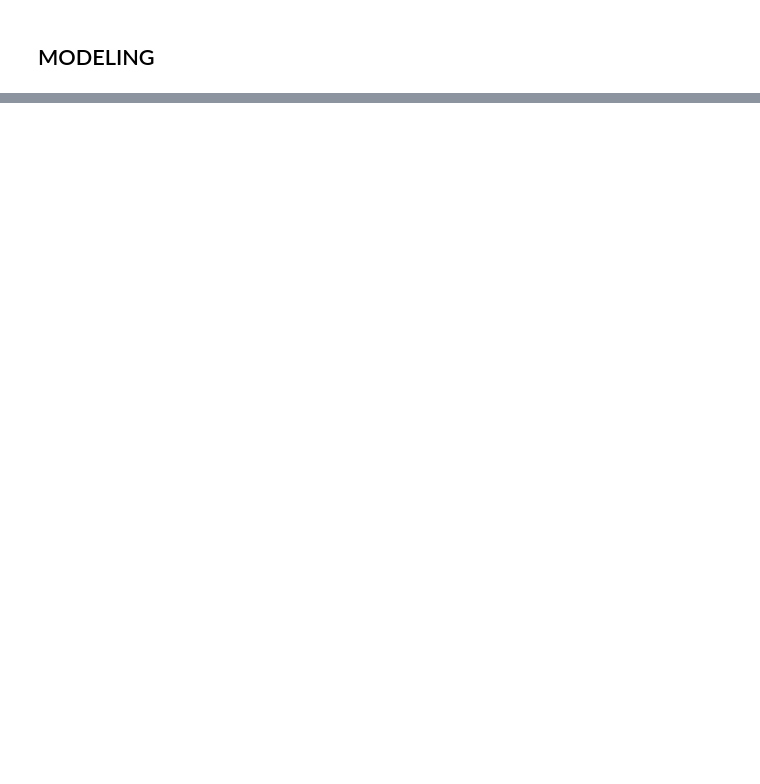
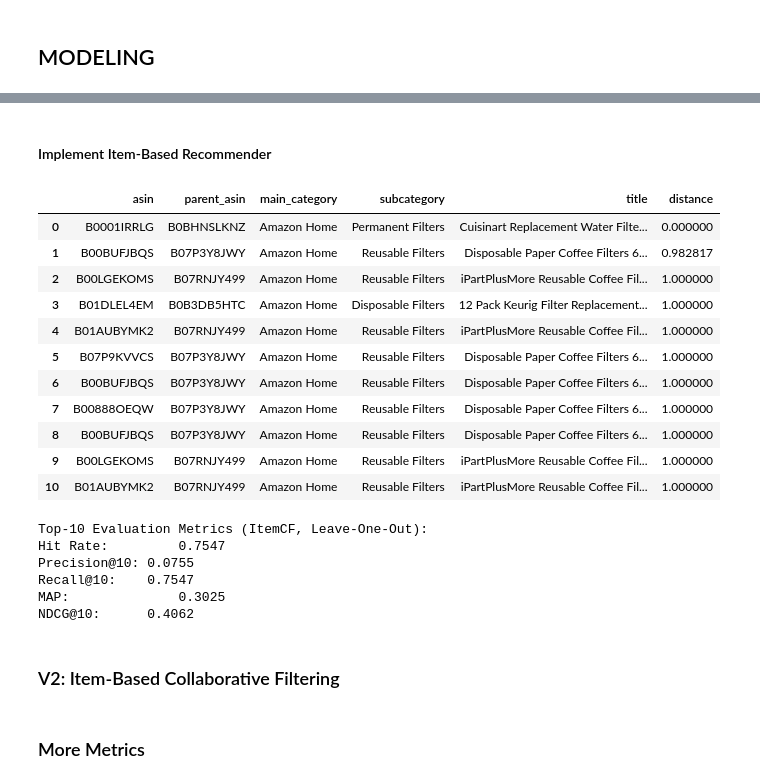
Before and after one commit to ds-edu/capstone-recsys, a Jupyter notebook: recsys_ecomm/notebooks/recsys.ipynb, the cells around one changed output, grey strips where cells are left out. Cells and saved outputs as stored; diff of their text form; code cells hidden in the pictures; blank space fills up the shorter version.

```diff
--- a/recsys_ecomm/notebooks/recsys.ipynb
+++ b/recsys_ecomm/notebooks/recsys.ipynb
@@ -1277,3 +1040,3 @@ SMBO Best Parameters: {'algorithm': 'brute', 'metric': 'cosine', 'n_neighbors':
 # %%
-item = 'B000DLB2FI'  # Example item
+item_id = 'B000DLB2FI'  # Example item
 k =10 # Number of recommendations
@@ -1330,0 +1213,60 @@ df_topk
+# %% [markdown]
+#### Implement Item-Based Recommender
+# %%
+ibcf = CollaborativeFiltering(df, mode='item', top_k=k, rel_threshold=4, random_seed=random_seed)
+# %%
+train_df, test_df = ibcf.leave_one_out_split()
+# %%
+# Check if item_id in train_df
+
+# train_df = train_df.reset_index(drop=True)
+if item_id not in train_df['asin'].values:
+    print(f"Item {item_id} not found in training data.")
+
+#Get Top K recommendations for the item_id
+topk_prods = ibcf.recommend_topk(item_id, n_neighbors=k)
+
+similar_recos = []
+for idx, dist in topk_prods:
+    similar_recos.append({
+        'asin': train_df['asin'].iloc[idx],
+        'parent_asin': train_df['parent_asin'].iloc[idx],
+        'main_category': train_df['main_category'].iloc[idx],
+        'subcategory': train_df['subcategory'].iloc[idx],
+        # 'maker': train_df['maker'].iloc[idx],
+        'title': train_df['title'].iloc[idx],
+        'distance': dist
+    })
+
+# Convert to DataFrame
+df_similar_recos = pd.DataFrame(similar_recos)
+# %%
+
+# Display the top k similar products
+df_similar_recos[1:]
+# %% [output]
+|  | asin | parent_asin | main_category | subcategory | title | distance |
+| 0 | B0001IRRLG | B0BHNSLKNZ | Amazon Home | Permanent Filters | Cuisinart Replacement Water Filte... | 0.000000 |
+| 1 | B00BUFJBQS | B07P3Y8JWY | Amazon Home | Reusable Filters | Disposable Paper Coffee Filters 6... | 0.982817 |
+| 2 | B00LGEKOMS | B07RNJY499 | Amazon Home | Reusable Filters | iPartPlusMore Reusable Coffee Fil... | 1.000000 |
+| 3 | B01DLEL4EM | B0B3DB5HTC | Amazon Home | Disposable Filters | 12 Pack Keurig Filter Replacement... | 1.000000 |
+| 4 | B01AUBYMK2 | B07RNJY499 | Amazon Home | Reusable Filters | iPartPlusMore Reusable Coffee Fil... | 1.000000 |
+| 5 | B07P9KVVCS | B07P3Y8JWY | Amazon Home | Reusable Filters | Disposable Paper Coffee Filters 6... | 1.000000 |
+| 6 | B00BUFJBQS | B07P3Y8JWY | Amazon Home | Reusable Filters | Disposable Paper Coffee Filters 6... | 1.000000 |
+| 7 | B00888OEQW | B07P3Y8JWY | Amazon Home | Reusable Filters | Disposable Paper Coffee Filters 6... | 1.000000 |
+| 8 | B00BUFJBQS | B07P3Y8JWY | Amazon Home | Reusable Filters | Disposable Paper Coffee Filters 6... | 1.000000 |
+| 9 | B00LGEKOMS | B07RNJY499 | Amazon Home | Reusable Filters | iPartPlusMore Reusable Coffee Fil... | 1.000000 |
+| 10 | B01AUBYMK2 | B07RNJY499 | Amazon Home | Reusable Filters | iPartPlusMore Reusable Coffee Fil... | 1.000000 |
+# %%
+kk.evaluate()
+# %% [output]
+Top-10 Evaluation Metrics (ItemCF, Leave-One-Out):
+Hit Rate:         0.7547
+Precision@10: 0.0755
+Recall@10:    0.7547
+MAP:              0.3025
+NDCG@10:      0.4062
+# %% [markdown]
+### V2: Item-Based Collaborative Filtering
+# %% [markdown]
+### More Metrics
```
Also changed, not shown: parts of 46 cells of this notebook.
